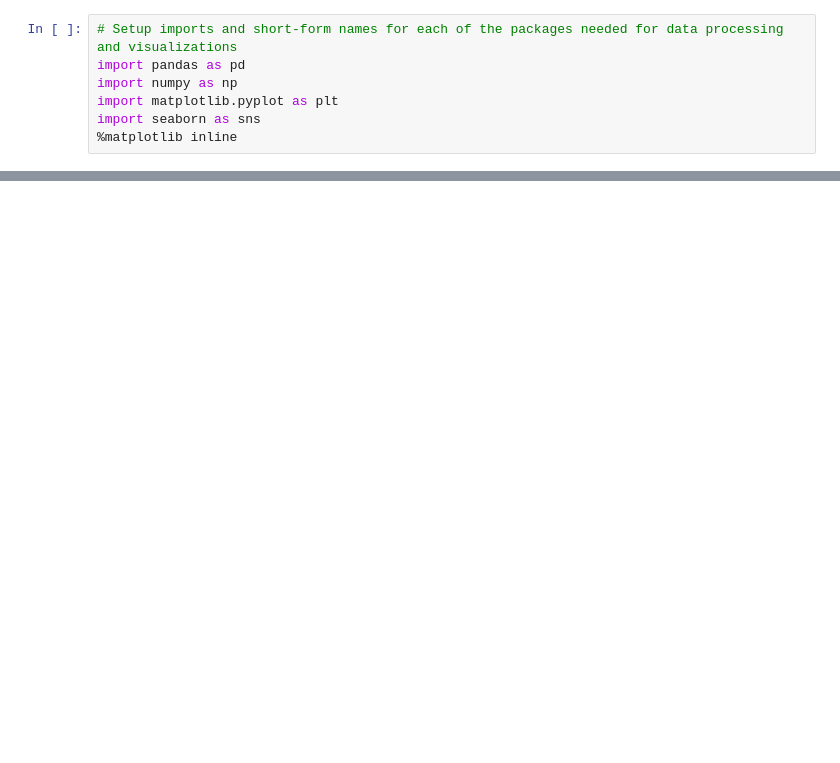
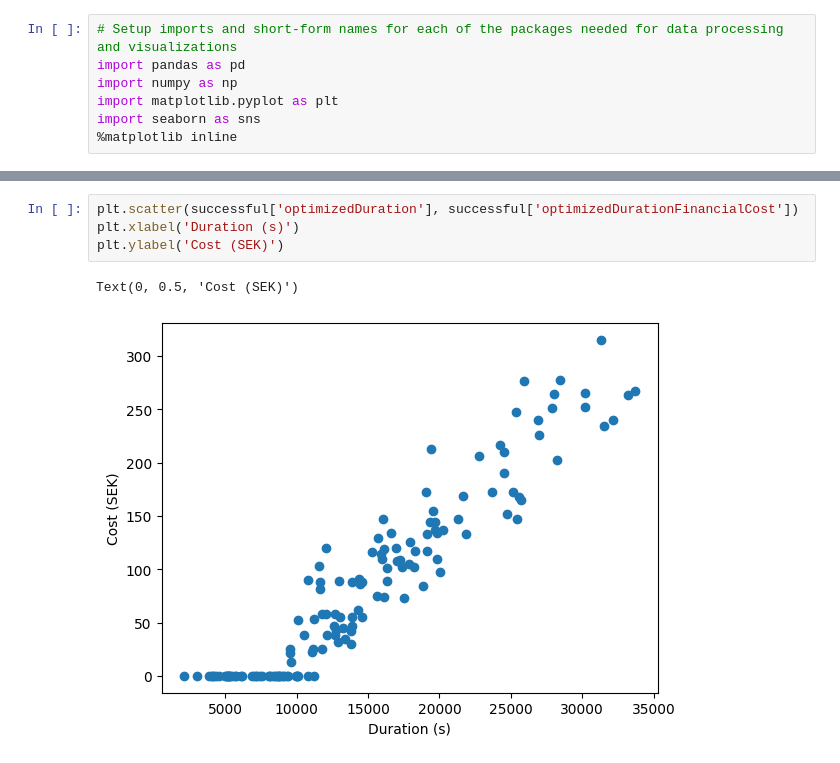
Before and after one commit to mattlehrer/ev-routing-experiment-analysis, a Jupyter notebook: analysis.ipynb, the cells around one changed output, grey strips where cells are left out. Cells and saved outputs as stored; diff of their text form; blank space fills up the shorter version.

```diff
--- a/analysis.ipynb
+++ b/analysis.ipynb
@@ -44,0 +98,7 @@ memory usage: 36.3+ KB
+# %%
+plt.scatter(successful['optimizedDuration'], successful['optimizedDurationFinancialCost'])
+plt.xlabel('Duration (s)')
+plt.ylabel('Cost (SEK)')
+# %% [output]
+Text(0, 0.5, 'Cost (SEK)')
+[figure, added]
```
Also changed, not shown: parts of 15 cells of this notebook, 1 other file.
